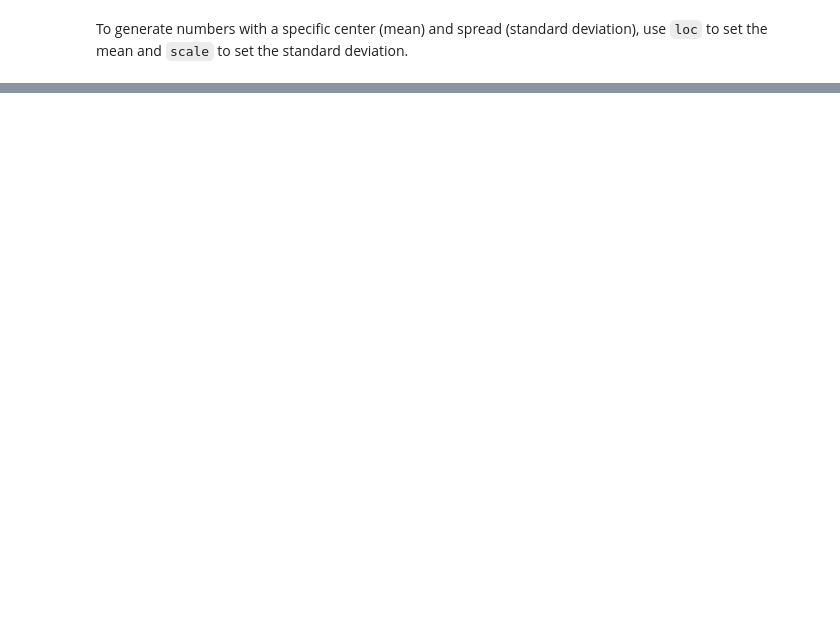
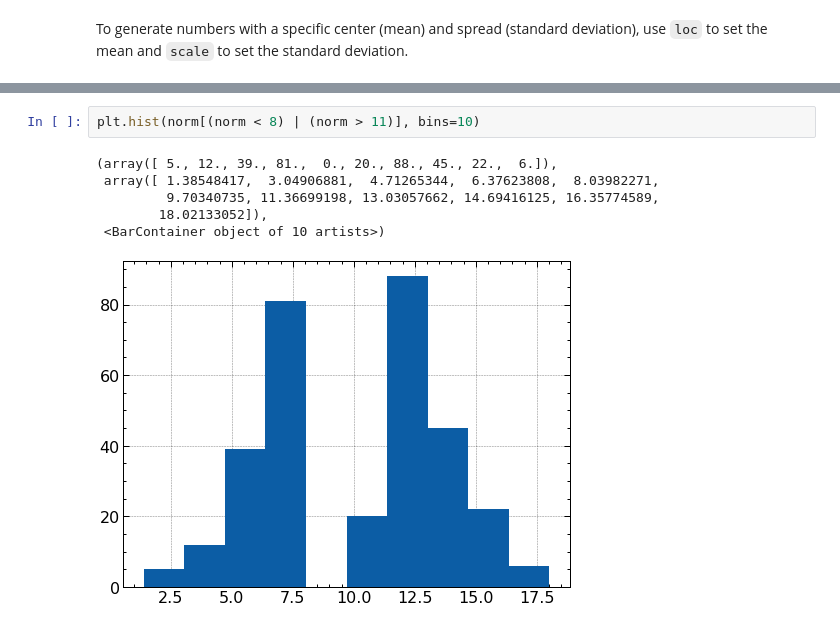
Before and after one commit to ymiseddy/random_notebooks, a Jupyter notebook: numpy_field_guide.ipynb, the cells around one changed output, grey strips where cells are left out. Cells and saved outputs as stored; diff of their text form; blank space fills up the shorter version.

```diff
--- a/numpy_field_guide.ipynb
+++ b/numpy_field_guide.ipynb
@@ -217,0 +279,9 @@ array([ 9.21968316, 12.72915984,  8.69414009, 12.22692247, 14.21690476,
+# %%
+plt.hist(norm[(norm < 8) | (norm > 11)], bins=10)
+# %% [output]
+(array([ 5., 12., 39., 81.,  0., 20., 88., 45., 22.,  6.]),
+ array([ 1.38548417,  3.04906881,  4.71265344,  6.37623808,  8.03982271,
+         9.70340735, 11.36699198, 13.03057662, 14.69416125, 16.35774589,
+        18.02133052]),
+ <BarContainer object of 10 artists>)
+[figure, added]
```
Also changed, not shown: parts of 15 cells of this notebook, 2 other files.
